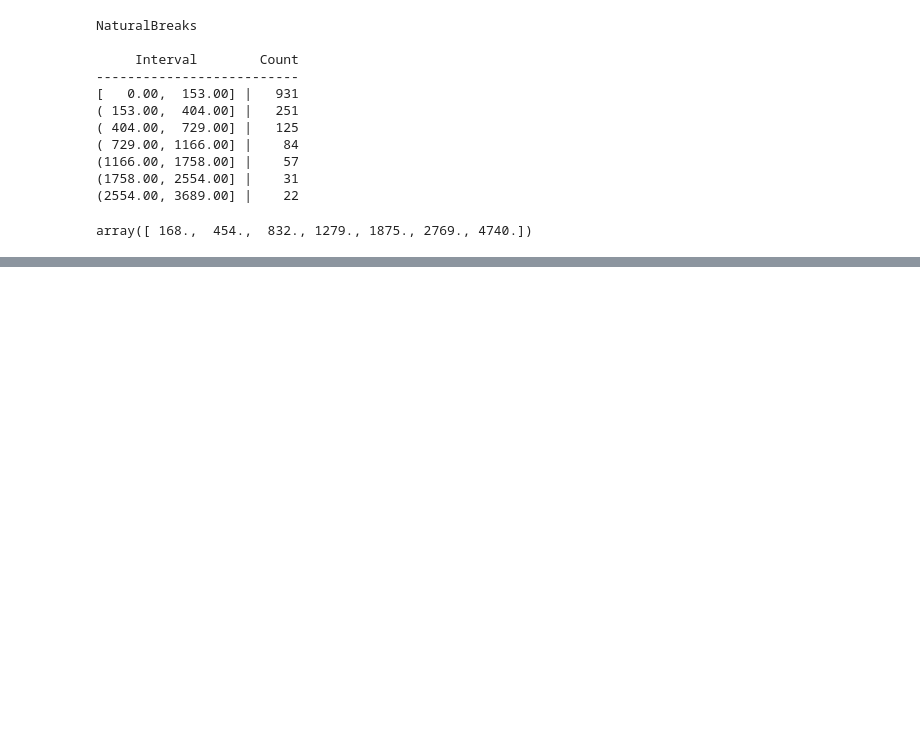
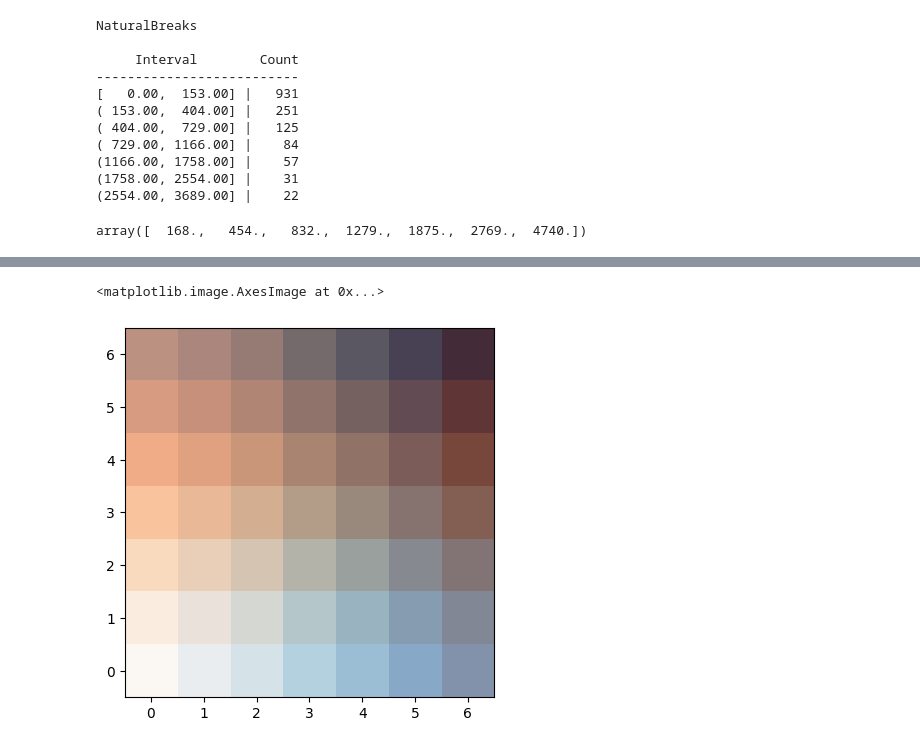
Before and after one commit to RaczeQ/bivario, a Jupyter notebook: bivario/plot_map.ipynb, the cells around one changed output, grey strips where cells are left out. Drawn from its saved outputs; the diff is of its cells as text; code cells hidden in the pictures; blank space fills up the shorter version.

```diff
--- a/bivario/plot_map.ipynb
+++ b/bivario/plot_map.ipynb
@@ -292,0 +584,62 @@ Changed data area size: 200.8×200.0px
+# %%
+import numpy as np
+
+
+def bilinear(l=256, c0=[1, 0.5, 0], c1=[0, 0.5, 1]):
+    """
+    Returns an l by l colormap that interpolates linearly between 4 colors;
+    black, c0, c1 and c0+c1.
+
+    Args:
+        l: size of the colormap, defaults to 256
+        c0: [r,g,b] array-like defining the color at the top left corner, defaults to [1,0.5,0] (orange)
+        c1: [r,g,b] array-like defining the color at the bottom right corner, defaults to [0,0.5,1]] (light blue)
+    returns:
+        a (l,l,3) numpy array of rgb values
+    """
+    rgb = np.zeros((l, l, 3))
+    rgb[:, :, :] = (
+        np.linspace(0, 1, l)[:, np.newaxis, np.newaxis] * np.array(c0)[np.newaxis, np.newaxis, :]
+    )
+    rgb[:, :, :] += (
+        np.linspace(0, 1, l)[np.newaxis, :, np.newaxis] * np.array(c1)[np.newaxis, np.newaxis, :]
+    )
+    rgb[rgb < 0] = 0
+    rgb[rgb > 1] = 1
+    return rgb
+
+def bilinear_cmap(l=256, c0=plt.cm.Oranges, c1=plt.cm.Blues):
+    """
+    Returns an l by l colormap that interpolates linearly between 4 colors;
+    black, c0, c1 and c0+c1.
+
+    Args:
+        l: size of the colormap, defaults to 256
+        c0: [r,g,b] array-like defining the color at the top left corner, defaults to [1,0.5,0] (orange)
+        c1: [r,g,b] array-like defining the color at the bottom right corner, defaults to [0,0.5,1]] (light blue)
+    returns:
+        a (l,l,3) numpy array of rgb values
+    """
+    rgb = np.zeros((l, l, 4))
+    print(np.linspace(0, 1, l)[:, np.newaxis, np.newaxis])
+    print(c0)
+    print(c0(np.linspace(0, 1, l)[:, np.newaxis]))
+    rgb[:, :, :] = (
+        c0(np.linspace(0, 1, l)[:, np.newaxis]) / 2
+    )
+    rgb[:, :, :] += (
+        c1(np.linspace(0, 1, l)[np.newaxis, :]) / 2
+    )
+    rgb[rgb < 0] = 0
+    rgb[rgb > 1] = 1
+    return rgb
+
+
+# bcm = bilinear(7, c0=[0, 1, 0], c1=[0, 0, 1])
+# bcm = bilinear(7, c0=[1, 0.5, 0], c1=[0, 0.5, 1])
+bcm = bilinear_cmap(7)
+
+import matplotlib.pyplot as plt
+
+plt.imshow(bcm, origin="lower")
+# %% [output]
@@ -292,0 +663,2 @@ Changed data area size: 200.8×200.0px
+<matplotlib.image.AxesImage at 0x...>
+[figure, added]
```
Also changed, not shown: parts of 12 cells of this notebook, 5 other files.
